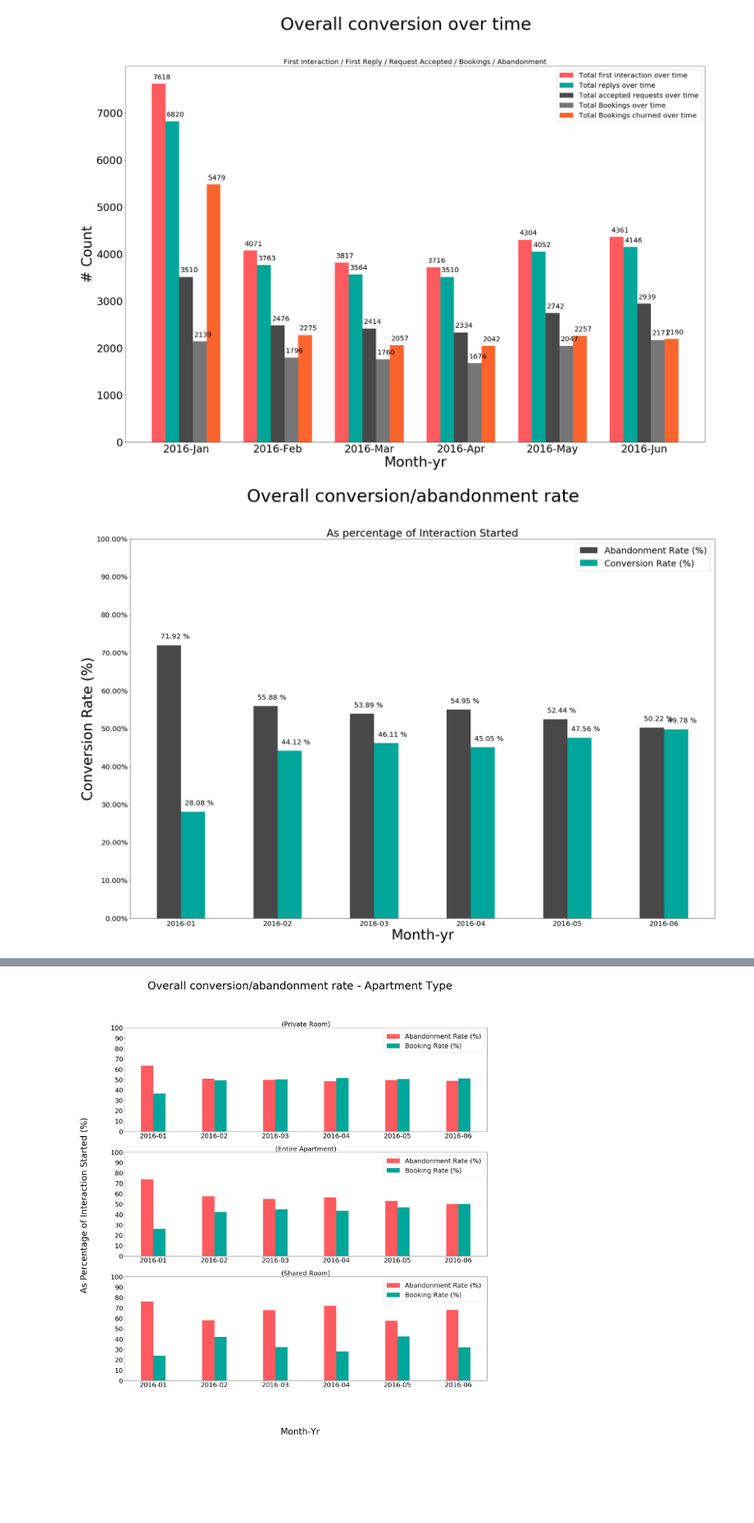
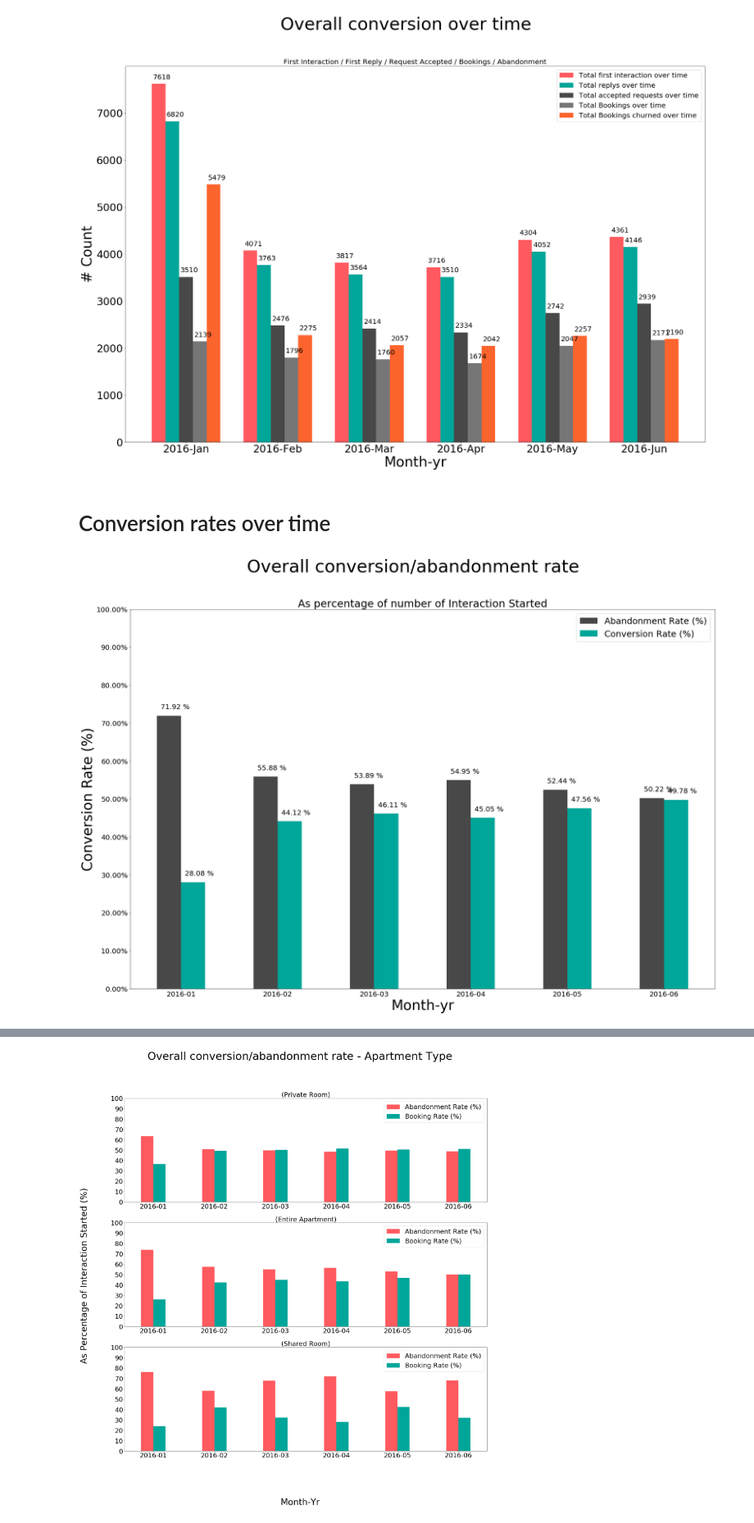
Before and after one commit to NikhilSawal/data_science_case_studies, a Jupyter notebook: airbnb/solution/solution.ipynb, the cells around one changed output, grey strips where cells are left out. Shown at 82% size. Saved outputs shown, nothing was run; the diff lists cells and outputs as text; code cells hidden in the pictures; blank space fills up the shorter version.

Commit message:
Cosmetic edits to python notebook and new plot

```diff
--- a/airbnb/solution/solution.ipynb
+++ b/airbnb/solution/solution.ipynb
@@ -331,6 +330,8 @@ autolabel(rects5)
 plt.show()
 # %% [output]
 [figure]
+# %% [markdown]
+# Conversion rates over time
 # %%
 from matplotlib.ticker import FormatStrFormatter
 
@@ -348,33 +349,33 @@ rects1 = ax.bar(x_indexes + 0.25,
          width=width,
          color="#484848",
          label="Abandonment Rate (%)")
 rects2 = ax.bar(x_indexes + 0.5,
          final_df['booking_rate(%)'],
          width=width,
          color="#00A699",
          label="Booking Rate (%)")
 plt.legend(("Abandonment Rate (%)", "Conversion Rate (%)"), fontsize=25)
 plt.xticks(ticks=x_indexes + 1.5*width, labels=x, fontsize=20)
 plt.yticks(ticks=y_indexes, fontsize=20)
-plt.title("As percentage of Interaction Started", fontsize=30, ha='center')
+plt.title("As percentage of number of Interaction Started", fontsize=30, ha='center')
 plt.suptitle("Overall conversion/abandonment rate", fontsize=50, ha='center')
 plt.xlabel("Month-yr", fontsize=40)
 plt.ylabel("Conversion Rate (%)", fontsize=40)
 
 def autolabel(rects):
     """Attach a text label above each bar in *rects*, displaying its height."""
     for rect in rects:
         height = rect.get_height()
         ax.annotate('{} %'.format(height),
                     xy=(rect.get_x() + rect.get_width() / 2, height),
                     xytext=(18, 15),  # 3 points vertical offset
                     textcoords="offset points",
                     ha='center', va='bottom', fontsize=20)
 
 autolabel(rects1)
 autolabel(rects2)
 
 plt.show()
 # %% [output]
-[figure, old version]
+[figure, new version]
 # %% [markdown]
```
Also changed, not shown: parts of 22 cells of this notebook, 1 other file.
